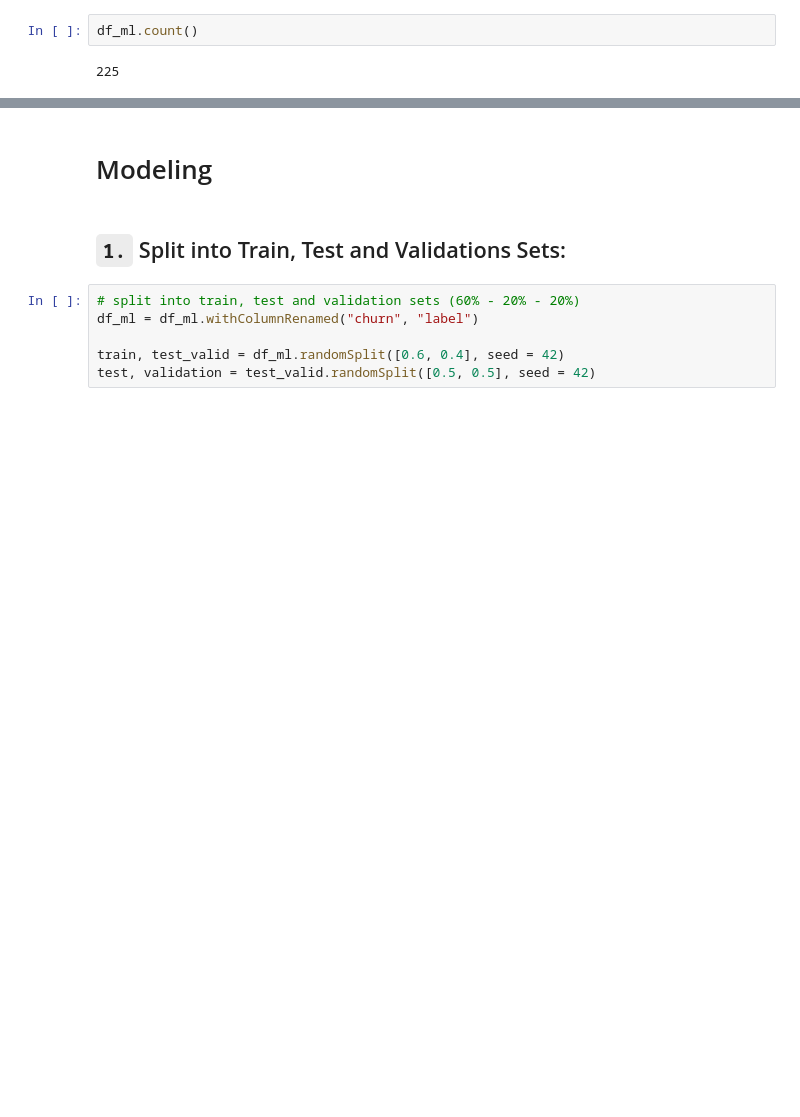
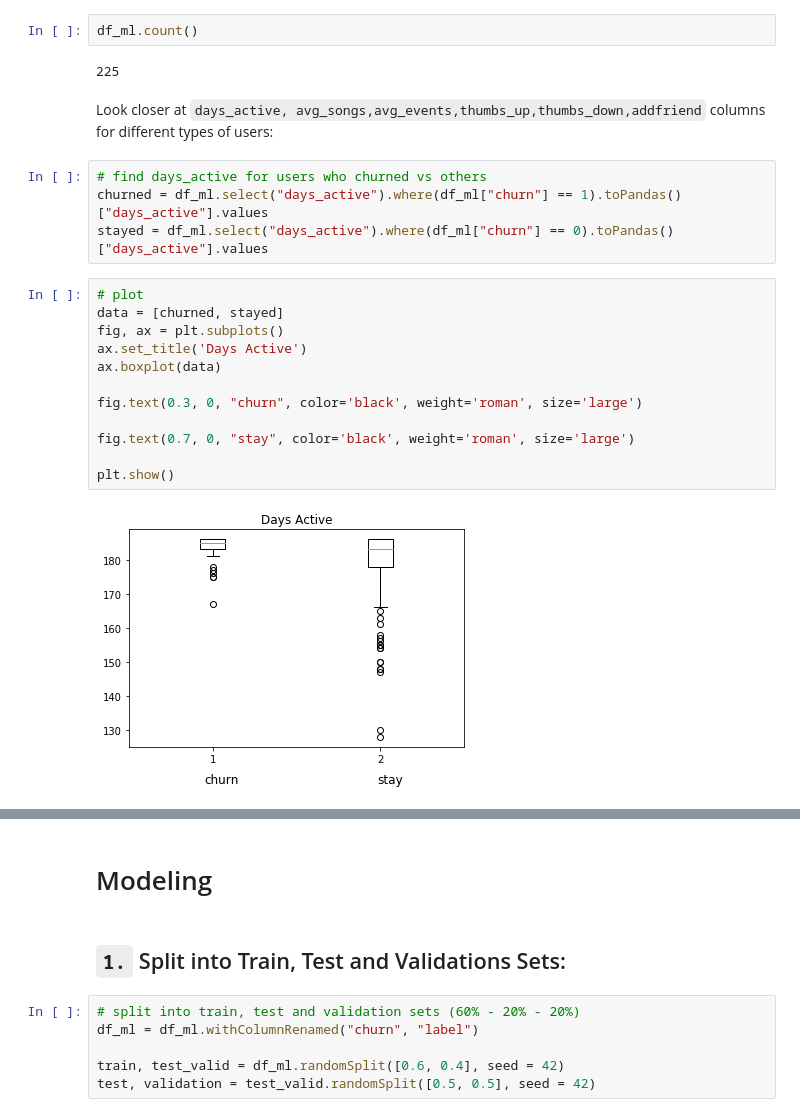
Before and after one commit to Lexie88rus/Udacity-DSND-Capstone-Data-Analysis-with-Spark, a Jupyter notebook: Sparkify.ipynb, the cells around one changed output, grey strips where cells are left out. Cells and saved outputs as stored; diff of their text form; blank space fills up the shorter version.

```diff
--- a/Sparkify.ipynb
+++ b/Sparkify.ipynb
@@ -887,3 +887,23 @@ only showing top 20 rows
 df_ml.count()
 # %% [output]
 225
+# %% [markdown]
+Look closer at `days_active, avg_songs,avg_events,thumbs_up,thumbs_down,addfriend` columns for different types of users:
+# %%
+# find days_active for users who churned vs others
+churned = df_ml.select("days_active").where(df_ml["churn"] == 1).toPandas()["days_active"].values
+stayed = df_ml.select("days_active").where(df_ml["churn"] == 0).toPandas()["days_active"].values
+# %%
+# plot
+data = [churned, stayed]
+fig, ax = plt.subplots()
+ax.set_title('Days Active')
+ax.boxplot(data)
+
+fig.text(0.3, 0, "churn", color='black', weight='roman', size='large')
+
+fig.text(0.7, 0, "stay", color='black', weight='roman', size='large')
+
+plt.show()
+# %% [output]
+[figure, added]
```
Also changed, not shown: parts of 6 cells of this notebook, 4 other files.
